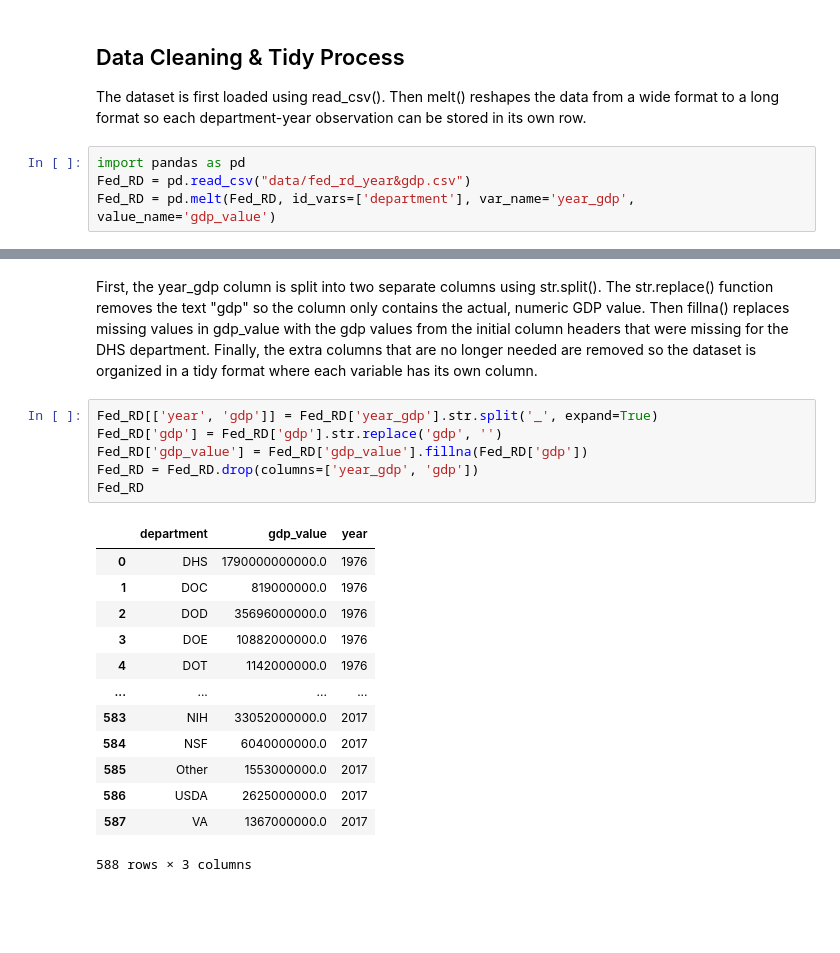
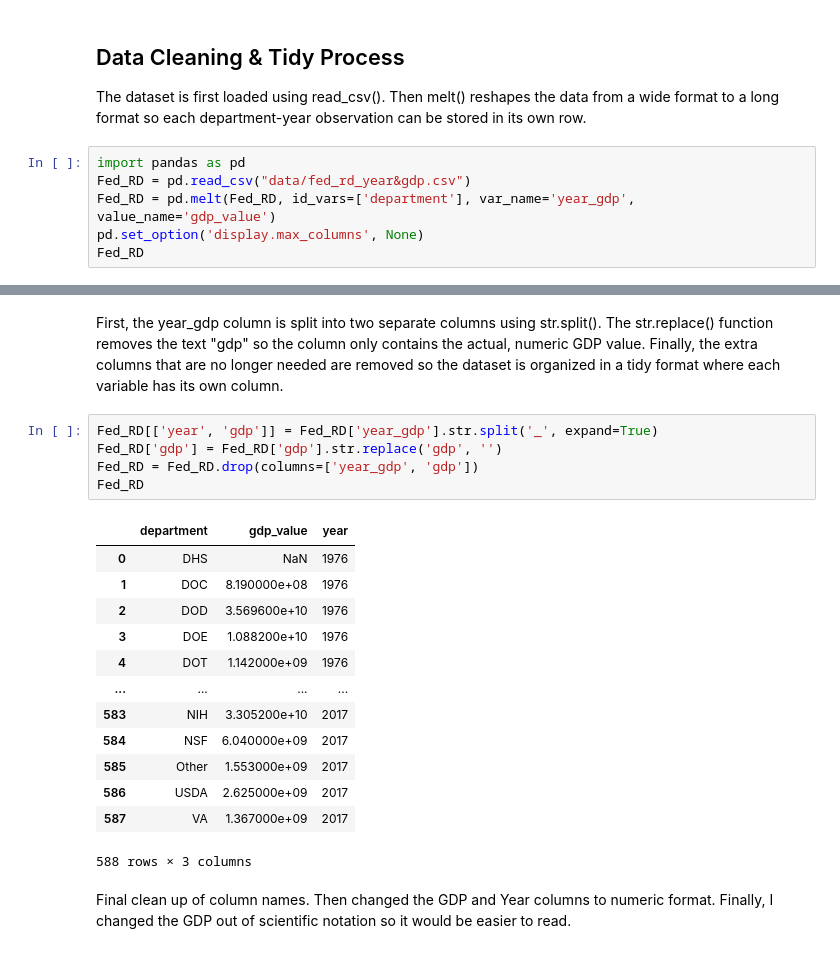
Before and after one commit to tmsantar/Santarelli-Data-Science-Portfolio, a Jupyter notebook: TidyData-Project/main.ipynb, the cells around one changed output, grey strips where cells are left out. Cells and saved outputs as stored; diff of their text form; blank space fills up the shorter version.

```diff
--- a/TidyData-Project/main.ipynb
+++ b/TidyData-Project/main.ipynb
@@ -6,3 +6,5 @@ The dataset is first loaded using read_csv(). Then melt() reshapes the data from
 import pandas as pd
 Fed_RD = pd.read_csv("data/fed_rd_year&gdp.csv")
 Fed_RD = pd.melt(Fed_RD, id_vars=['department'], var_name='year_gdp', value_name='gdp_value')
+pd.set_option('display.max_columns', None)
+Fed_RD
@@ -9,22 +25,23 @@ Fed_RD = pd.melt(Fed_RD, id_vars=['department'], var_name='year_gdp', value_name
 # %% [markdown]
-First, the year_gdp column is split into two separate columns using str.split(). The str.replace() function removes the text "gdp" so the column only contains the actual, numeric GDP value. Then fillna() replaces missing values in gdp_value with the gdp values from the initial column headers that were missing for the DHS department. Finally, the extra columns that are no longer needed are removed so the dataset is organized in a tidy format where each variable has its own column.
+First, the year_gdp column is split into two separate columns using str.split(). The str.replace() function removes the text "gdp" so the column only contains the actual, numeric GDP value. Finally, the extra columns that are no longer needed are removed so the dataset is organized in a tidy format where each variable has its own column.
 # %%
 Fed_RD[['year', 'gdp']] = Fed_RD['year_gdp'].str.split('_', expand=True)
 Fed_RD['gdp'] = Fed_RD['gdp'].str.replace('gdp', '')
-Fed_RD['gdp_value'] = Fed_RD['gdp_value'].fillna(Fed_RD['gdp'])
 Fed_RD = Fed_RD.drop(columns=['year_gdp', 'gdp'])
 Fed_RD
 # %% [output]
 |  | department | gdp_value | year |
-| 0 | DHS | 1790000000000.0 | 1976 |
-| 1 | DOC | 819000000.0 | 1976 |
-| 2 | DOD | 35696000000.0 | 1976 |
-| 3 | DOE | 10882000000.0 | 1976 |
-| 4 | DOT | 1142000000.0 | 1976 |
+| 0 | DHS | NaN | 1976 |
+| 1 | DOC | 8.190000e+08 | 1976 |
+| 2 | DOD | 3.569600e+10 | 1976 |
+| 3 | DOE | 1.088200e+10 | 1976 |
+| 4 | DOT | 1.142000e+09 | 1976 |
 | ... | ... | ... | ... |
-| 583 | NIH | 33052000000.0 | 2017 |
-| 584 | NSF | 6040000000.0 | 2017 |
-| 585 | Other | 1553000000.0 | 2017 |
-| 586 | USDA | 2625000000.0 | 2017 |
-| 587 | VA | 1367000000.0 | 2017 |
+| 583 | NIH | 3.305200e+10 | 2017 |
+| 584 | NSF | 6.040000e+09 | 2017 |
+| 585 | Other | 1.553000e+09 | 2017 |
+| 586 | USDA | 2.625000e+09 | 2017 |
+| 587 | VA | 1.367000e+09 | 2017 |
 588 rows × 3 columns
+# %% [markdown]
+Final clean up of column names. Then changed the GDP and Year columns to numeric format. Finally, I changed the GDP out of scientific notation so it would be easier to read.
```
Also changed, not shown: parts of 8 cells of this notebook.
